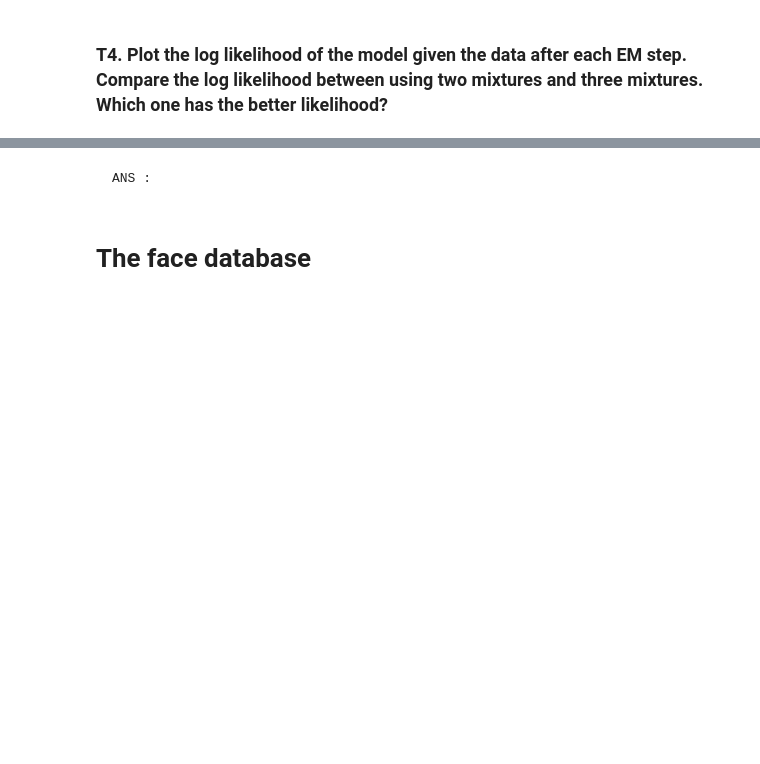
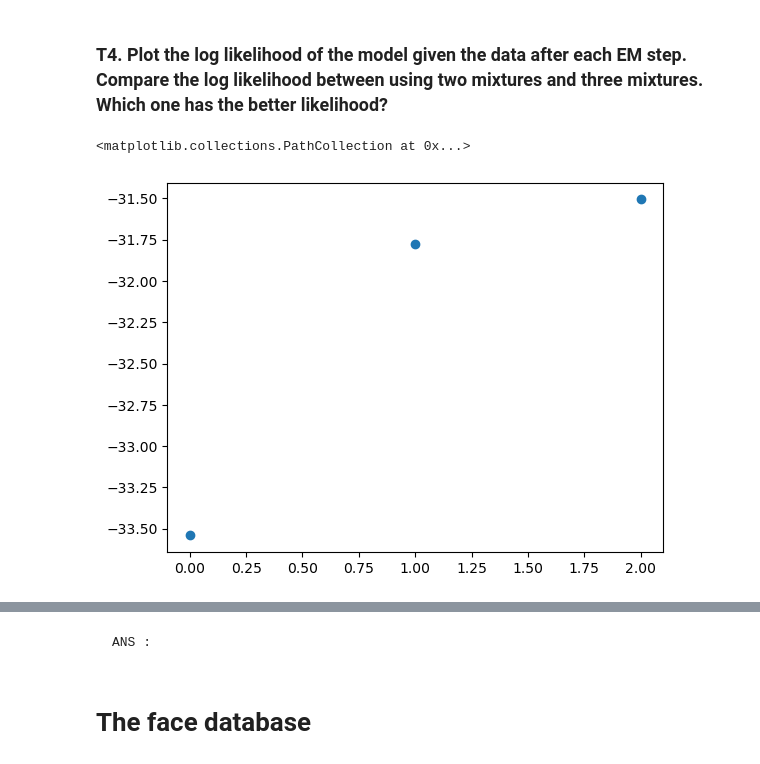
Before and after one commit to Mond45/pattern_recognition, a Jupyter notebook: hw3/HW3_Fisherfaces(student).ipynb, the cells around one changed output, grey strips where cells are left out. Cells and saved outputs as stored; diff of their text form; code cells hidden in the pictures; blank space fills up the shorter version.

```diff
--- a/hw3/HW3_Fisherfaces(student).ipynb
+++ b/hw3/HW3_Fisherfaces(student).ipynb
@@ -118,5 +160,5 @@ mean_params = np.array([[3, 3], [-3, -3]], dtype=float)
 cov_params = np.array([np.eye(2)] * num_mixture)
 
 # INSERT CODE HERE
-gmm2 = ...
-log_prob_list2 = ...
+gmm2 = GMM(mixture_weight, mean_params, cov_params)
+log_prob_list2 = gmm2.perform_em_iterations(data, num_iterations)
@@ -127,2 +185,8 @@ log_prob_list2 = ...
+# %%
+likelihood2 = np.array(log_prob_list2)
+plt.scatter(np.arange(3), likelihood2)
+# %% [output]
+<matplotlib.collections.PathCollection at 0x...>
+[figure, added]
 # %%
 # TODO: Plot Comparision of log_likelihood from T1 and T3
```
Also changed, not shown: parts of 44 cells of this notebook.
